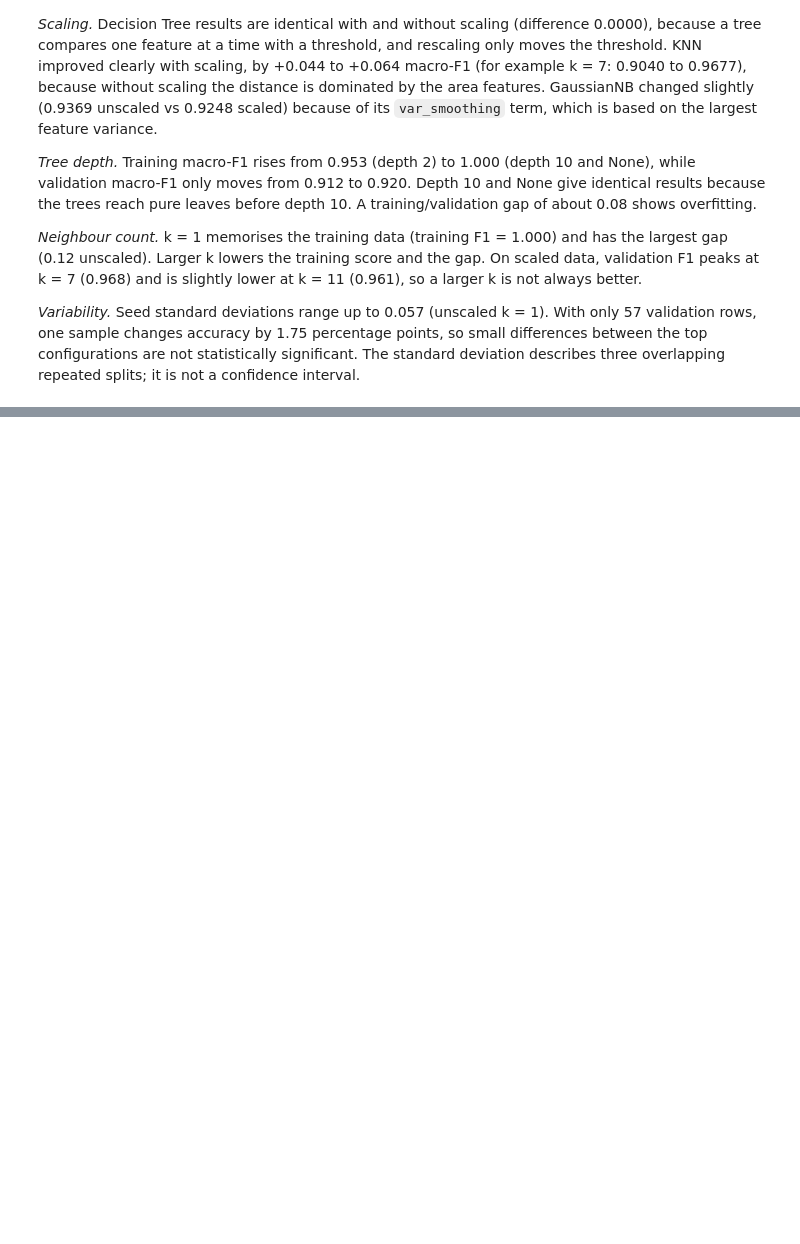
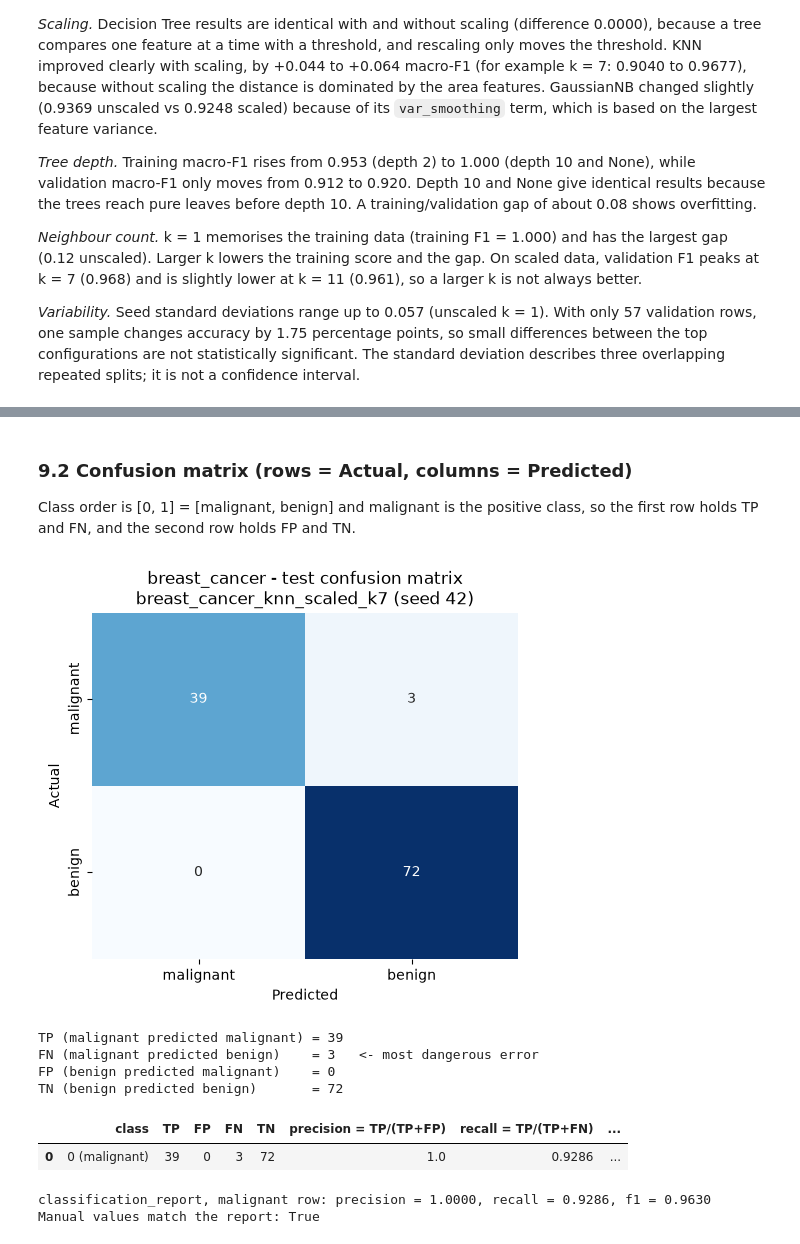
Before and after one commit to selenasurucu/machine-learning-midterm, a Jupyter notebook: breast_cancer.ipynb, the cells around one changed output, grey strips where cells are left out. Drawn from its saved outputs; the diff is of its cells as text; code cells hidden in the pictures; blank space fills up the shorter version.

Commit message:
Breast cancer: final test metrics, confusion matrix and manual check

```diff
--- a/breast_cancer.ipynb
+++ b/breast_cancer.ipynb
@@ -476,0 +481,19 @@ utils.plot_param_curve(summary, DATASET, "knn", "n_neighbors (k)", f"{DATASET}_k
+# %%
+final_model = models_42[SELECTED]
+final_rep = selected["representation"]
+X_test_final = test_reps[final_rep]
+print("Selected configuration:", SELECTED, "| representation:", final_rep, "| evaluation seed: 42")
+print("Model:", final_model)
+
+tm = utils.get_metrics(DATASET, final_model, X_test_final, y_test, "test")
+final_table = pd.DataFrame([{
+    "dataset": DATASET, "selected_configuration": SELECTED, "evaluation_seed": 42,
+    "val_macro_f1_mean": selected["val_macro_f1_mean"], "val_macro_f1_std": selected["val_macro_f1_std"],
+    "test_accuracy": tm["test_accuracy"], "test_macro_precision": tm["test_macro_precision"],
+    "test_macro_recall": tm["test_macro_recall"], "test_macro_f1": tm["test_macro_f1"],
+    "test_roc_auc": tm["test_roc_auc"], "test_undefined_metrics": tm["test_undefined_metrics"]}])
+display(final_table.round(4))
+
+y_test_pred = final_model.predict(X_test_final)
+print(utils.classification_report(y_test, y_test_pred, labels=[0, 1],
+                                  target_names=class_names, digits=4, zero_division=0))
@@ -476,0 +513,36 @@ utils.plot_param_curve(summary, DATASET, "knn", "n_neighbors (k)", f"{DATASET}_k
+# %% [markdown]
+### 9.2 Confusion matrix (rows = Actual, columns = Predicted)
+Class order is [0, 1] = [malignant, benign] and malignant is the positive class, so the first row holds TP and FN, and the second row holds FP and TN.
+# %%
+labels = [0, 1]
+cm = utils.confusion_matrix(y_test, y_test_pred, labels=labels)
+utils.plot_confusion(cm, class_names, f"{DATASET} - test confusion matrix\n{SELECTED} (seed 42)",
+                     f"{DATASET}_confusion_matrix.png")
+TP, FN = cm[0, 0], cm[0, 1]     # actual malignant row
+FP, TN = cm[1, 0], cm[1, 1]     # actual benign row
+print(f"TP (malignant predicted malignant) = {TP}")
+print(f"FN (malignant predicted benign)    = {FN}   <- most dangerous error")
+print(f"FP (benign predicted malignant)    = {FP}")
+print(f"TN (benign predicted benign)       = {TN}")
+# %% [output]
+[figure, added]
+TP (malignant predicted malignant) = 39
+FN (malignant predicted benign)    = 3   <- most dangerous error
+FP (benign predicted malignant)    = 0
+TN (benign predicted benign)       = 72
+# %%
+manual = utils.manual_metrics(cm, 0, class_names)
+display(pd.DataFrame([manual]).round(4))
+
+report = utils.classification_report(y_test, y_test_pred, labels=labels, target_names=class_names,
+                                     output_dict=True, zero_division=0)["malignant"]
+print("classification_report, malignant row: precision = %.4f, recall = %.4f, f1 = %.4f"
+      % (report["precision"], report["recall"], report["f1-score"]))
+print("Manual values match the report:",
+      np.allclose([manual["precision = TP/(TP+FP)"], manual["recall = TP/(TP+FN)"], manual["F1 = 2PR/(P+R)"]],
+                  [report["precision"], report["recall"], report["f1-score"]]))
+# %% [output]
+|  | class | TP | FP | FN | TN | precision = TP/(TP+FP) | recall = TP/(TP+FN) | ... |
+| 0 | 0 (malignant) | 39 | 0 | 3 | 72 | 1.0 | 0.9286 | ... |
+classification_report, malignant row: precision = 1.0000, recall = 0.9286, f1 = 0.9630
+Manual values match the report: True
```
Also changed, not shown: parts of 3 cells of this notebook, 2 other files.
